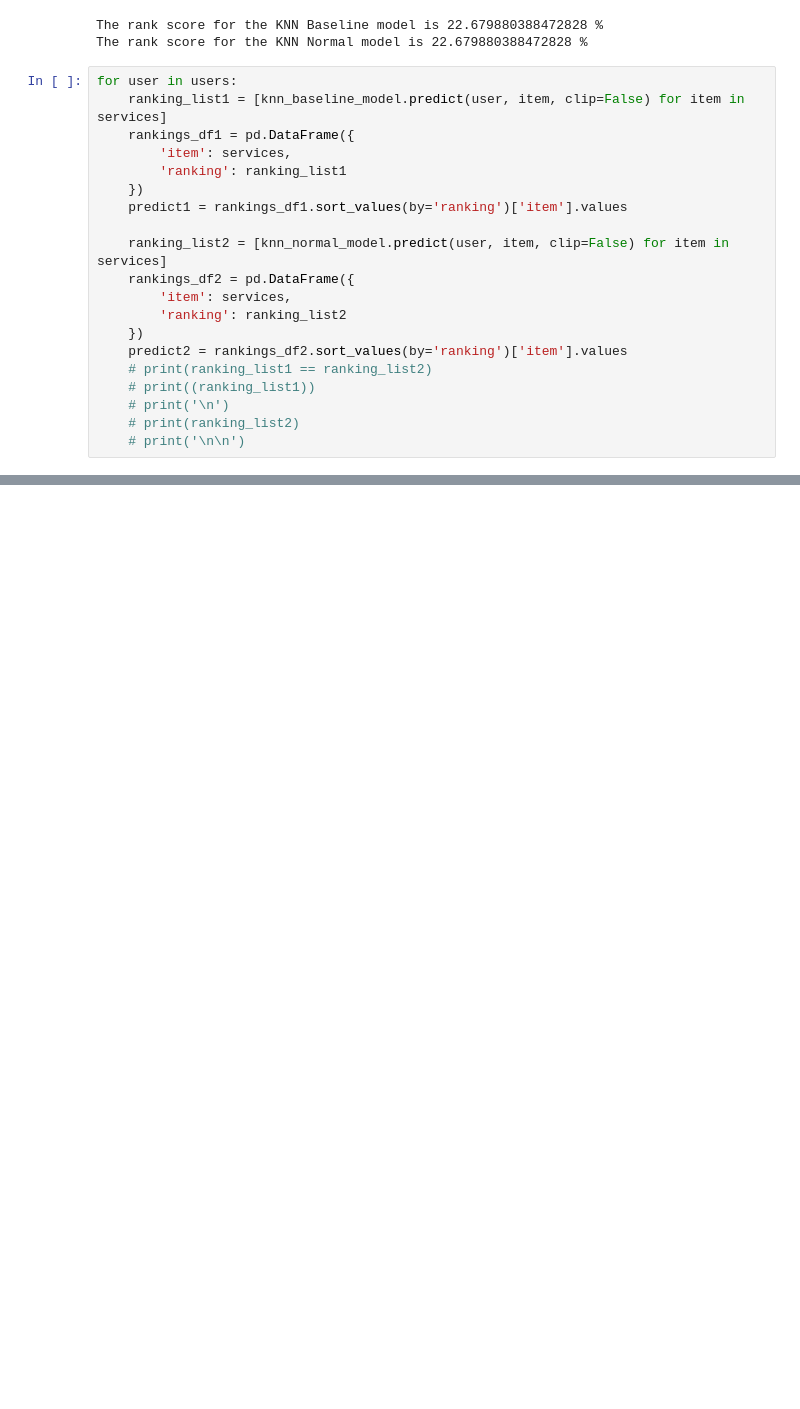
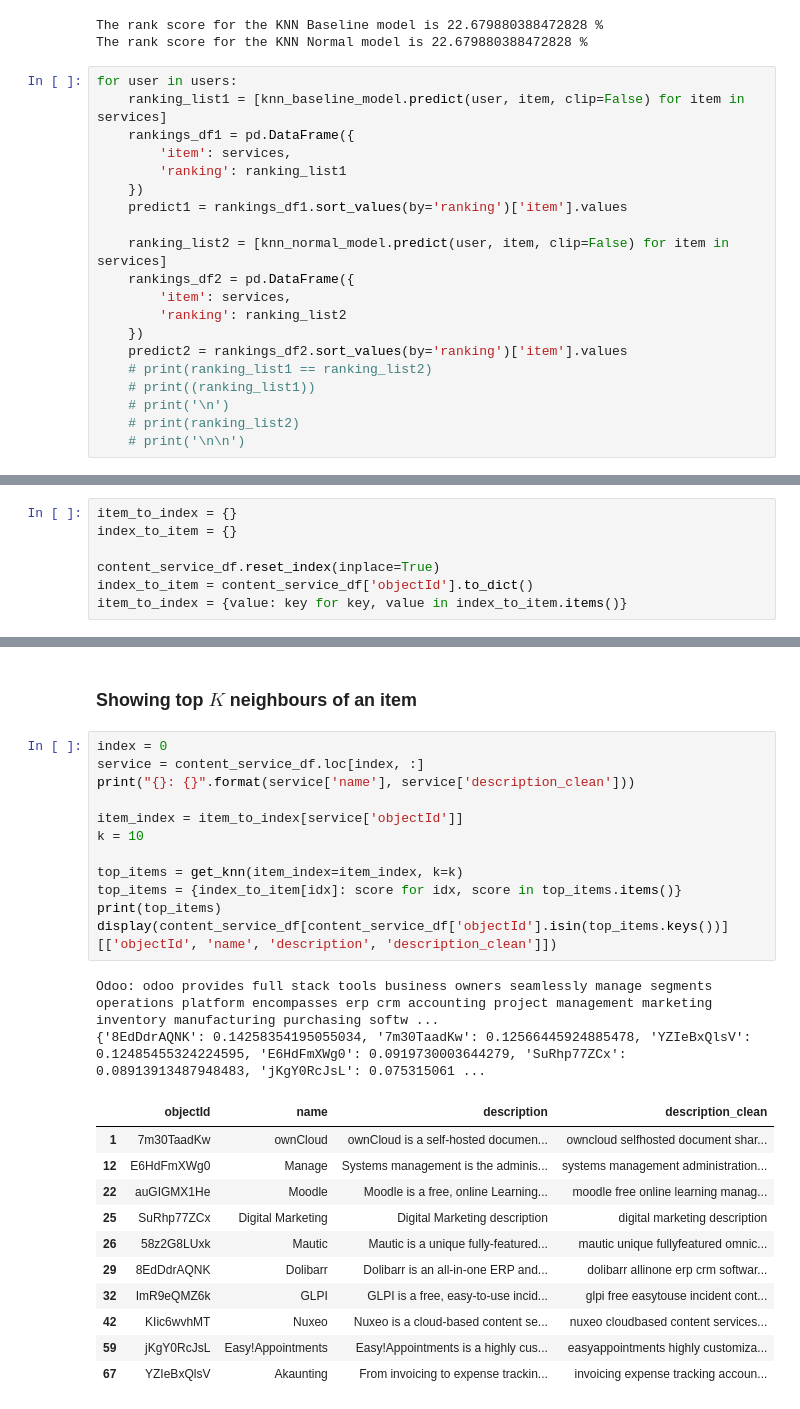
Before and after one commit to Roy7017/Recommenders, a Jupyter notebook: baseline.ipynb, the cells around one changed output, grey strips where cells are left out. Saved outputs shown, nothing was run; the diff lists cells and outputs as text; blank space fills up the shorter version.

```diff
--- a/baseline.ipynb
+++ b/baseline.ipynb
@@ -710,0 +810,7 @@ for user in users:
+# %%
+item_to_index = {}
+index_to_item = {}
+
+content_service_df.reset_index(inplace=True)
+index_to_item = content_service_df['objectId'].to_dict()
+item_to_index = {value: key for key, value in index_to_item.items()}
@@ -710,0 +834,28 @@ for user in users:
+# %% [markdown]
+### Showing top $K$ neighbours of an item
+# %%
+index = 0
+service = content_service_df.loc[index, :]
+print("{}: {}".format(service['name'], service['description_clean']))
+
+item_index = item_to_index[service['objectId']]
+k = 10
+
+top_items = get_knn(item_index=item_index, k=k)
+top_items = {index_to_item[idx]: score for idx, score in top_items.items()}
+print(top_items)
+display(content_service_df[content_service_df['objectId'].isin(top_items.keys())][['objectId', 'name', 'description', 'description_clean']])
+# %% [output]
+Odoo: odoo provides full stack tools business owners seamlessly manage segments operations platform encompasses erp crm accounting project management marketing inventory manufacturing purchasing softw ...
+{'8EdDdrAQNK': 0.14258354195055034, '7m30TaadKw': 0.12566445924885478, 'YZIeBxQlsV': 0.12485455324224595, 'E6HdFmXWg0': 0.0919730003644279, 'SuRhp77ZCx': 0.08913913487948483, 'jKgY0RcJsL': 0.075315061 ...
+|  | objectId | name | description | description_clean |
+| 1 | 7m30TaadKw | ownCloud | ownCloud is a self-hosted documen... | owncloud selfhosted document shar... |
+| 12 | E6HdFmXWg0 | Manage | Systems management is the adminis... | systems management administration... |
+| 22 | auGIGMX1He | Moodle | Moodle is a free, online Learning... | moodle free online learning manag... |
+| 25 | SuRhp77ZCx | Digital Marketing | Digital Marketing description | digital marketing description |
+| 26 | 58z2G8LUxk | Mautic | Mautic is a unique fully-featured... | mautic unique fullyfeatured omnic... |
+| 29 | 8EdDdrAQNK | Dolibarr | Dolibarr is an all-in-one ERP and... | dolibarr allinone erp crm softwar... |
+| 32 | ImR9eQMZ6k | GLPI | GLPI is a free, easy-to-use incid... | glpi free easytouse incident cont... |
+| 42 | KIic6wvhMT | Nuxeo | Nuxeo is a cloud-based content se... | nuxeo cloudbased content services... |
+| 59 | jKgY0RcJsL | Easy!Appointments | Easy!Appointments is a highly cus... | easyappointments highly customiza... |
+| 67 | YZIeBxQlsV | Akaunting | From invoicing to expense trackin... | invoicing expense tracking accoun... |
```
Also changed, not shown: parts of 30 cells of this notebook.
